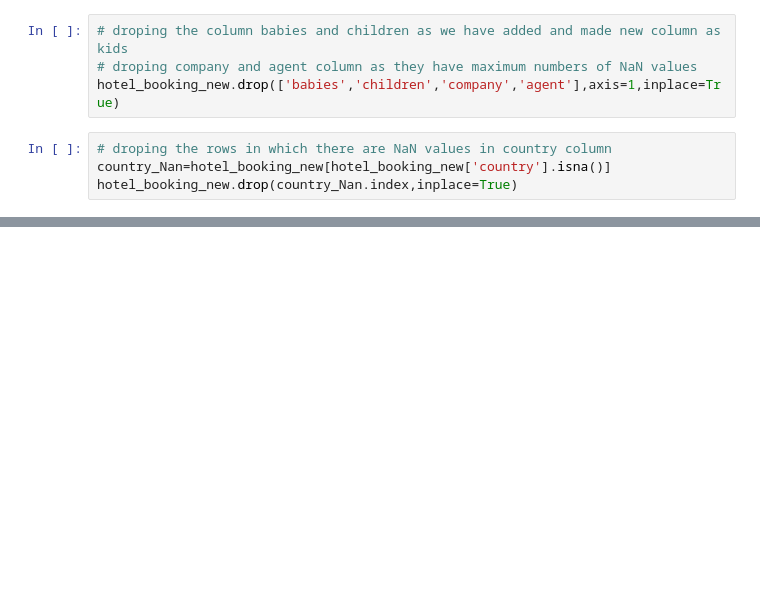
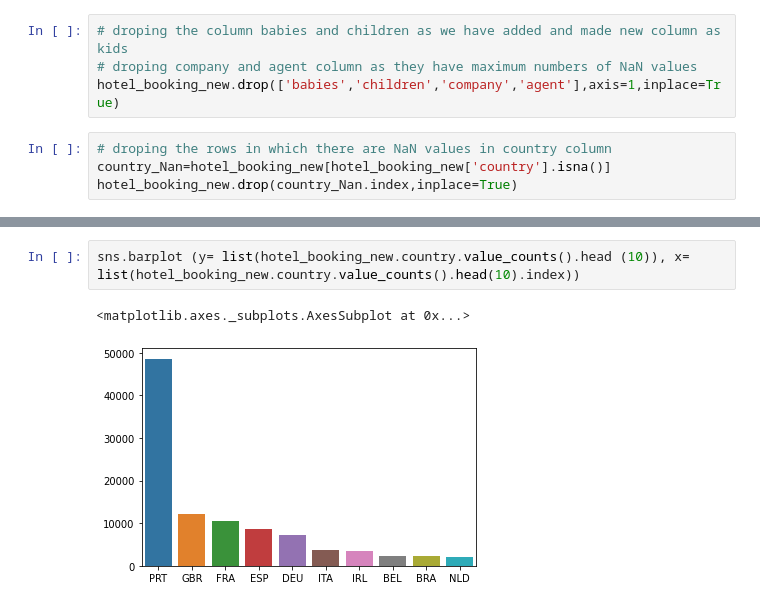
Before and after one commit to Achin120/Hotel-Booking-Analysis-, a Jupyter notebook: Achin_Hotel_Booking_Analysis_Capstone_Project.ipynb, the cells around one changed output, grey strips where cells are left out. Drawn from its saved outputs; the diff is of its cells as text; blank space fills up the shorter version.

```diff
--- a/Achin_Hotel_Booking_Analysis_Capstone_Project.ipynb
+++ b/Achin_Hotel_Booking_Analysis_Capstone_Project.ipynb
@@ -132,0 +242,5 @@ hotel_booking_new.drop(country_Nan.index,inplace=True)
+# %%
+sns.barplot (y= list(hotel_booking_new.country.value_counts().head (10)), x= list(hotel_booking_new.country.value_counts().head(10).index))
+# %% [output]
+<matplotlib.axes._subplots.AxesSubplot at 0x...>
+[figure, added]
```
Also changed, not shown: parts of 13 cells of this notebook.
